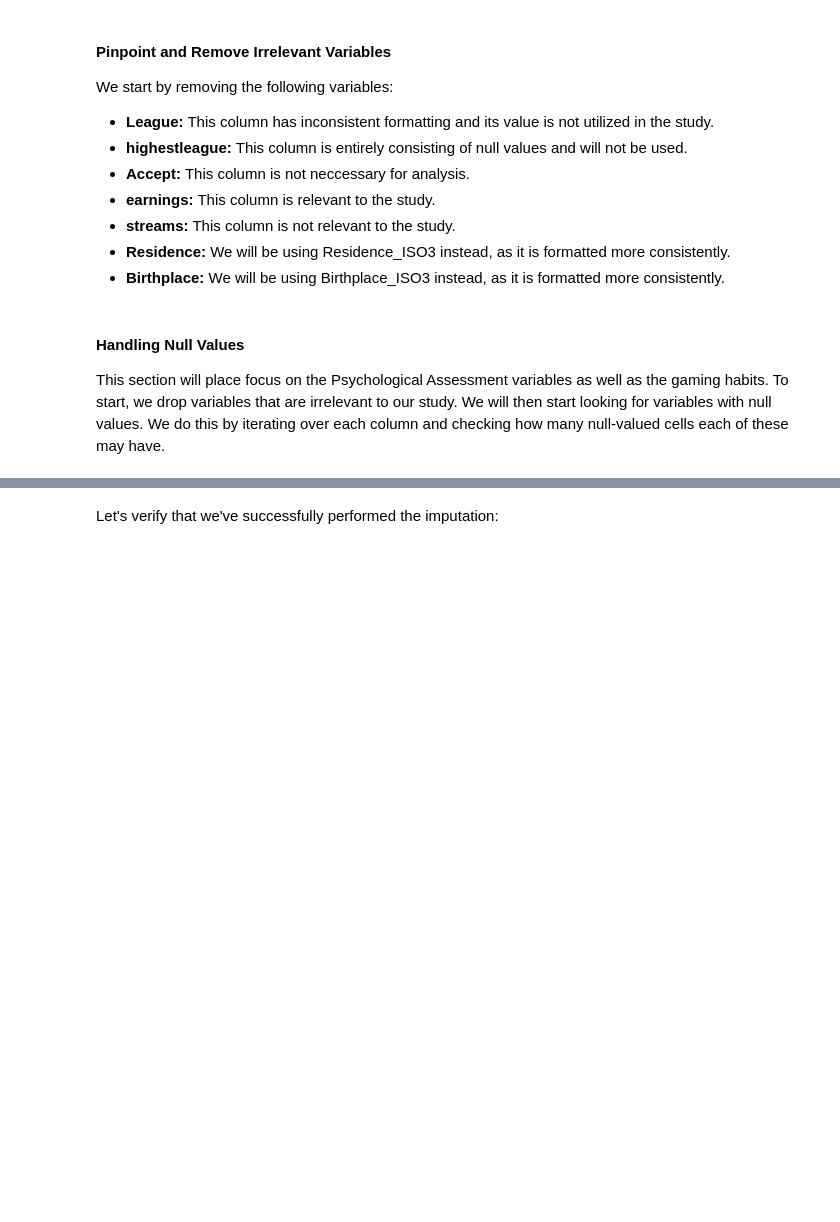
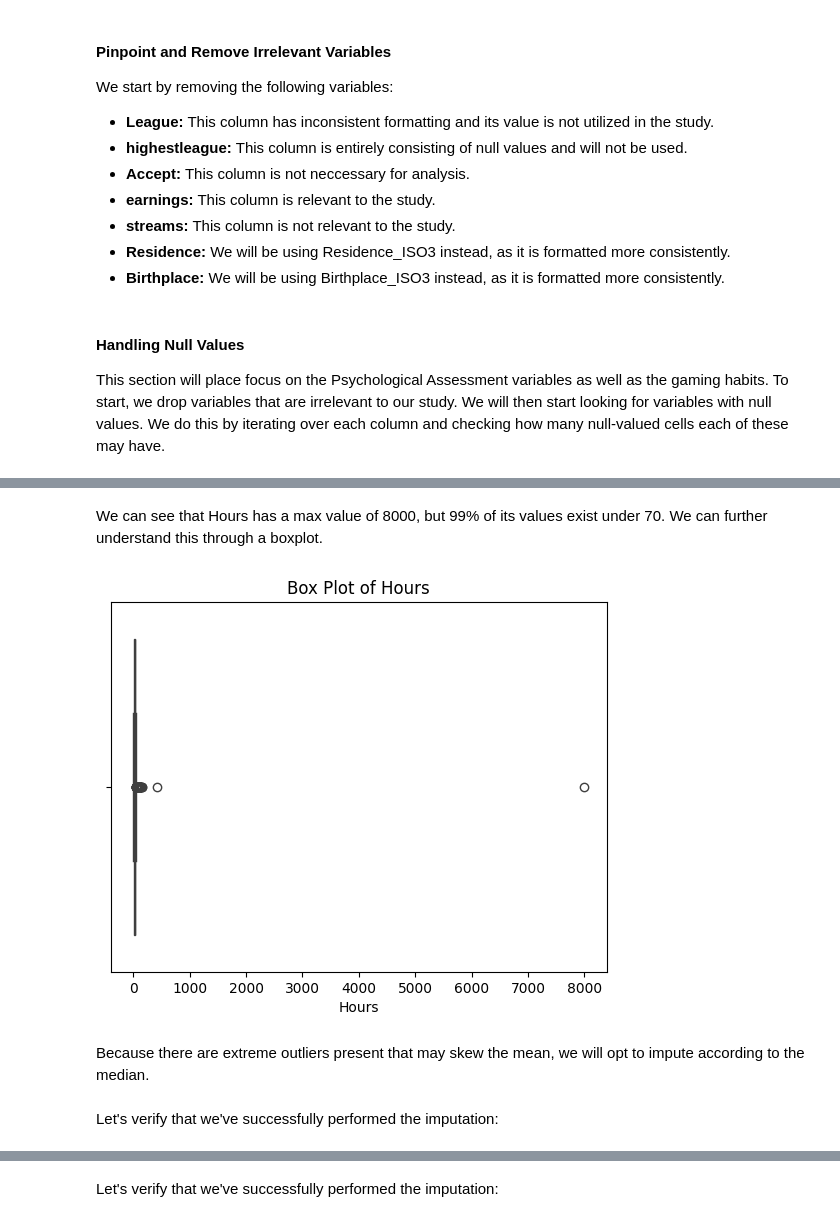
Before and after one commit to MglGuer/CSMODEL-MCO, a Jupyter notebook: Group 4 CSMODEL MCO1.ipynb, the cells around one changed output, grey strips where cells are left out. Drawn from its saved outputs; the diff is of its cells as text; code cells hidden in the pictures; blank space fills up the shorter version.

Commit message:
Updated Imputation
spin1-17 is now correctly imputed via mode, hours is now imputed via median.

```diff
--- a/Group 4 CSMODEL MCO1.ipynb
+++ b/Group 4 CSMODEL MCO1.ipynb
@@ -99,0 +166,10 @@ We start by doing mean imputation. Of course, we will only be doing this for cel
+# %% [markdown]
+We can see that Hours has a max value of 8000, but 99% of its values exist under 70. We can further understand this through a boxplot.
+# %%
+sns.boxplot(x=gamingAnxiety_df['Hours'])
+plt.title('Box Plot of Hours')
+plt.show()
+# %% [output]
+[figure, added]
+# %% [markdown]
+Because there are extreme outliers present that may skew the mean, we will opt to impute according to the median.
@@ -99,0 +181,2 @@ We start by doing mean imputation. Of course, we will only be doing this for cel
+# %% [markdown]
+Let's verify that we've successfully performed the imputation:
```
Also changed, not shown: parts of 18 cells of this notebook.
